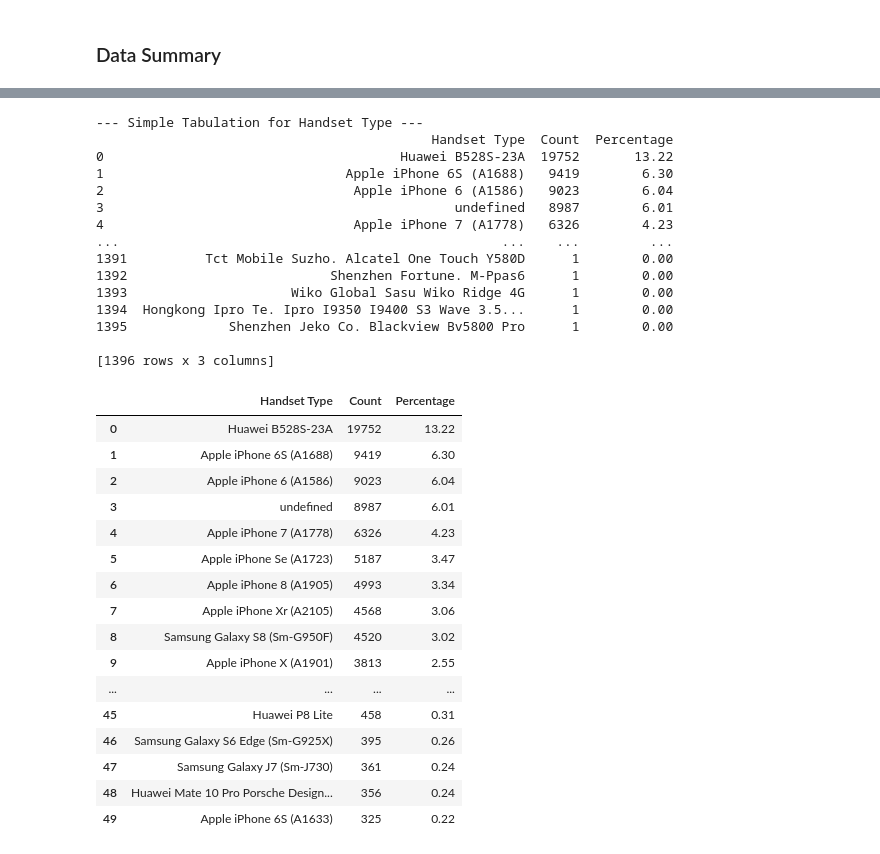
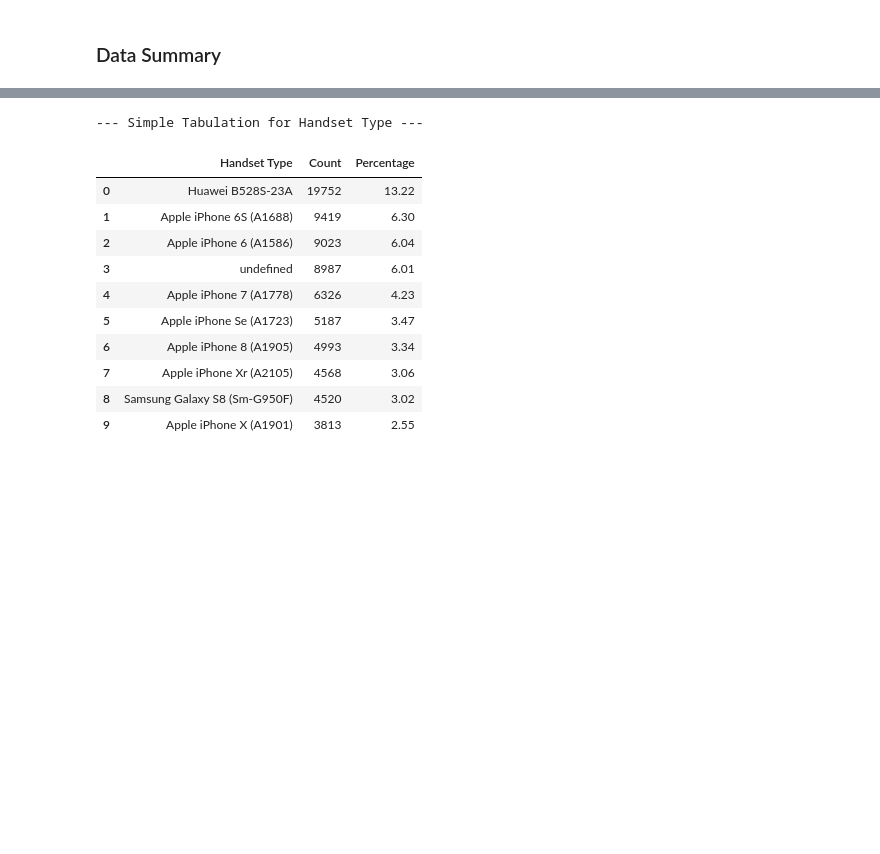
Before and after one commit to abrahamshimelis/TellCo-telecom, a Jupyter notebook: notebooks/data-quality-check.ipynb, the cells around one changed output, grey strips where cells are left out. Drawn from its saved outputs; the diff is of its cells as text; code cells hidden in the pictures; blank space fills up the shorter version.

```diff
--- a/notebooks/data-quality-check.ipynb
+++ b/notebooks/data-quality-check.ipynb
@@ -147,11 +145,26 @@ print(df.columns.tolist())
+# %%
+# Customizing some columns and do some unit conversions
+df['Social Media (GB)'] = df['Social Media DL (Bytes)'].apply(bytes_to_gigabytes) + df['Social Media UL (Bytes)'].apply(bytes_to_gigabytes)
+df['Youtube (GB)'] = df['Youtube DL (Bytes)'].apply(bytes_to_gigabytes) + df['Youtube UL (Bytes)'].apply(bytes_to_gigabytes)
+df['Google (GB)'] = (df['Google DL (Bytes)'] + df['Google UL (Bytes)']).apply(bytes_to_gigabytes)
+df['Email (GB)'] = (df['Email DL (Bytes)'] + df['Email UL (Bytes)']).apply(bytes_to_gigabytes)
+df['Netflix (GB)'] = (df['Netflix DL (Bytes)'] + df['Netflix UL (Bytes)']).apply(bytes_to_gigabytes)
+df['Gaming (GB)'] = (df['Gaming DL (Bytes)'] + df['Gaming UL (Bytes)']).apply(bytes_to_gigabytes)
+df['Other (GB)'] = (df['Other DL (Bytes)'] + df['Other UL (Bytes)']).apply(bytes_to_gigabytes)
+df['Total Data (GB)'] = df['Total DL (Bytes)'].apply(bytes_to_gigabytes) + df['Total UL (Bytes)'].apply(bytes_to_gigabytes)
+df['Dur. (hr)'] = df['Dur. (ms).1'].apply(milliseconds_to_hours)
+df['Avg RTT DL (min)'] = df['Avg RTT DL (ms)'].apply(milliseconds_to_minutes)
+df['Avg RTT UL (min)'] = df['Avg RTT UL (ms)'].apply(milliseconds_to_minutes)
+df['Avg Bearer TP DL (Mbps)'] = df['Avg Bearer TP DL (kbps)'].apply(kilobytes_per_second_to_megabytes_per_second)
+df['Avg Bearer TP UL (Mbps)'] = df['Avg Bearer TP UL (kbps)'].apply(kilobytes_per_second_to_megabytes_per_second)
 # %%
 # Create a new DataFrame with selected columns
-selected_columns = ['Total DL (Bytes)', 'Total UL (Bytes)',
+selected_columns = ['Total Data (GB)', 'IMSI',
                     'Handset Manufacturer', 'Handset Type',
-                    'Avg Bearer TP DL (kbps)', 'Avg Bearer TP UL (kbps)', 'Avg RTT DL (ms)', 'Avg RTT UL (ms)',
-                    'Dur. (ms)',
+                    'Avg Bearer TP UL (Mbps)', 'Avg Bearer TP DL (Mbps)', 'Avg RTT DL (min)', 'Avg RTT UL (min)',
+                    'Dur. (hr)',
                     'Last Location Name',
-                    'Social Media DL (Bytes)', 'Youtube DL (Bytes)', 'Email DL (Bytes)', 'Gaming DL (Bytes)', 'Other DL (Bytes)', 'Other UL (Bytes)']
+                    'Gaming (GB)', 'Netflix (GB)', 'Email (GB)', 'Google (GB)', 'Youtube (GB)', 'Social Media (GB)', 'Other (GB)']
 
 df_relevant = df[selected_columns]
 # %% [markdown]
@@ -197,47 +196,25 @@ result_manufacturer.head(10)
 # %%
 # Simple Tabulation for Handset Type
 print("--- Simple Tabulation for Handset Type ---")
 counts_type = df_relevant['Handset Type'].value_counts()
 total_type = counts_type.sum()
 percentages_type = counts_type.apply(lambda x: round((x / total_type) * 100, 2))
 
 result_type = pd.DataFrame({'Handset Type': counts_type.index, 'Count': counts_type.values, 'Percentage': percentages_type.values})
-print(result_type)
-print("\n")
-result_type.head(50)
+result_type.head(10)
 # %% [output]
 --- Simple Tabulation for Handset Type ---
-                                           Handset Type  Count  Percentage
-0                                      Huawei B528S-23A  19752       13.22
-1                               Apple iPhone 6S (A1688)   9419        6.30
-2                                Apple iPhone 6 (A1586)   9023        6.04
-3                                             undefined   8987        6.01
-4                                Apple iPhone 7 (A1778)   6326        4.23
-...                                                 ...    ...         ...
-1391          Tct Mobile Suzho. Alcatel One Touch Y580D      1        0.00
-1392                          Shenzhen Fortune. M-Ppas6      1        0.00
-1393                     Wiko Global Sasu Wiko Ridge 4G      1        0.00
-1394  Hongkong Ipro Te. Ipro I9350 I9400 S3 Wave 3.5...      1        0.00
-1395             Shenzhen Jeko Co. Blackview Bv5800 Pro      1        0.00
-
-[1396 rows x 3 columns]
 |  | Handset Type | Count | Percentage |
 | 0 | Huawei B528S-23A | 19752 | 13.22 |
 | 1 | Apple iPhone 6S (A1688) | 9419 | 6.30 |
 | 2 | Apple iPhone 6 (A1586) | 9023 | 6.04 |
 | 3 | undefined | 8987 | 6.01 |
 | 4 | Apple iPhone 7 (A1778) | 6326 | 4.23 |
 | 5 | Apple iPhone Se (A1723) | 5187 | 3.47 |
 | 6 | Apple iPhone 8 (A1905) | 4993 | 3.34 |
 | 7 | Apple iPhone Xr (A2105) | 4568 | 3.06 |
 | 8 | Samsung Galaxy S8 (Sm-G950F) | 4520 | 3.02 |
 | 9 | Apple iPhone X (A1901) | 3813 | 2.55 |
-| ... | ... | ... | ... |
-| 45 | Huawei P8 Lite | 458 | 0.31 |
-| 46 | Samsung Galaxy S6 Edge (Sm-G925X) | 395 | 0.26 |
-| 47 | Samsung Galaxy J7 (Sm-J730) | 361 | 0.24 |
-| 48 | Huawei Mate 10 Pro Porsche Design... | 356 | 0.24 |
-| 49 | Apple iPhone 6S (A1633) | 325 | 0.22 |
 # %%
 # Simple Tabulation for Last Location Name
 print("--- Simple Tabulation for Last Location Name ---")
```
Also changed, not shown: parts of 26 cells of this notebook, 2 other files.
